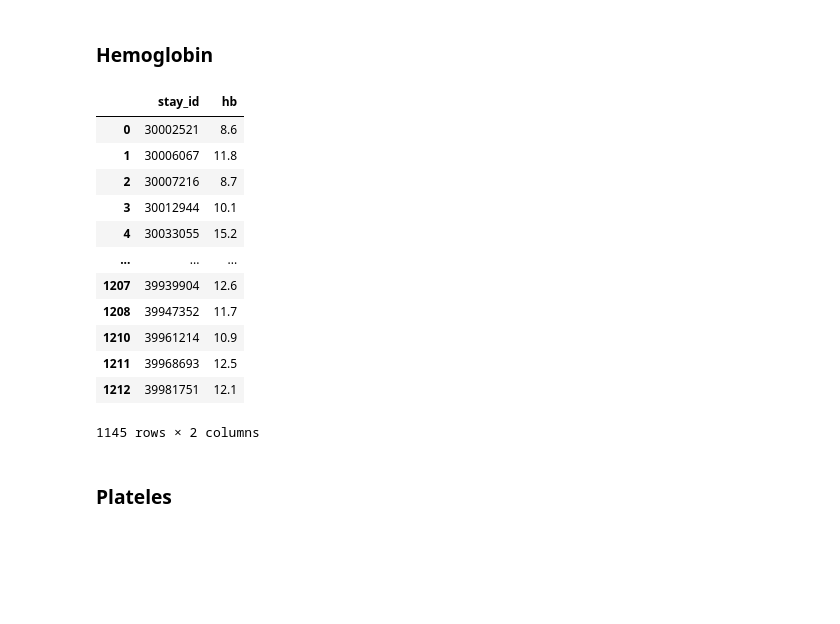
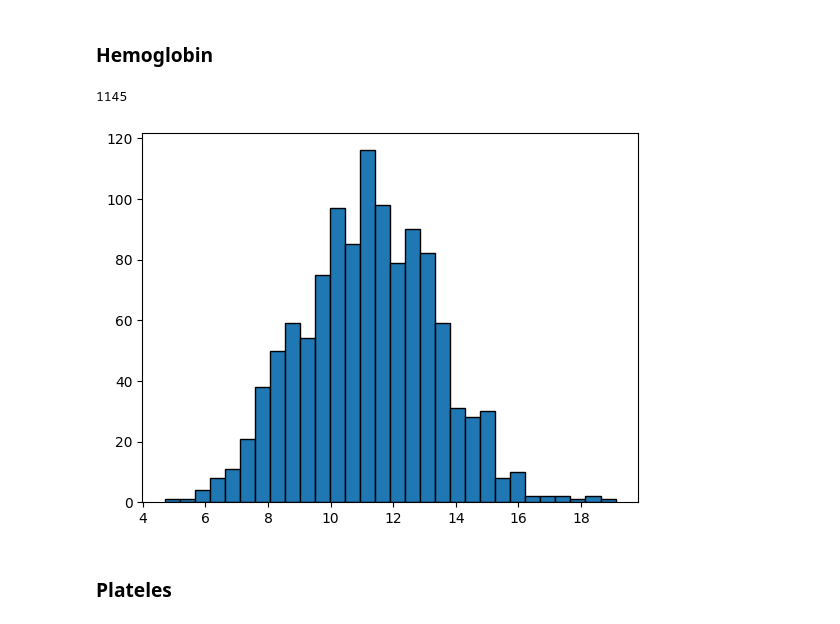
Before and after one commit to BuiHoangTu/hust.year2023.PredictingRiskDiabeticKetoacidosis-associatedKidneyInjury, a Jupyter notebook: learning.ipynb, the cells around one changed output. Cells and saved outputs as stored; diff of their text form; code cells hidden in the pictures; blank space fills up the shorter version.

```diff
--- a/learning.ipynb
+++ b/learning.ipynb
@@ -376,18 +274,6 @@ Missing too many values
 ### Hemoglobin
 # %%
 df = variables_lab_test.getHb().dropna()
-df
+df.__len__()
 # %% [output]
-|  | stay_id | hb |
-| 0 | 30002521 | 8.6 |
-| 1 | 30006067 | 11.8 |
-| 2 | 30007216 | 8.7 |
-| 3 | 30012944 | 10.1 |
-| 4 | 30033055 | 15.2 |
-| ... | ... | ... |
-| 1207 | 39939904 | 12.6 |
-| 1208 | 39947352 | 11.7 |
-| 1210 | 39961214 | 10.9 |
-| 1211 | 39968693 | 12.5 |
-| 1212 | 39981751 | 12.1 |
-1145 rows × 2 columns
+1145
@@ -396,3 +280,12 @@ dfData12 = dfData11.merge(df, "left", "stay_id")
+# %%
+from matplotlib import pyplot as plt
+
+plt.hist(df["hb"], bins=30, edgecolor="black")
+plt.show()
+
+dfData12 = dfData11.merge(df, "left", "stay_id")
+# %% [output]
+[figure, added]
 # %% [markdown]
 ### Plateles
 # %%
```
Also changed, not shown: parts of 103 cells of this notebook.
